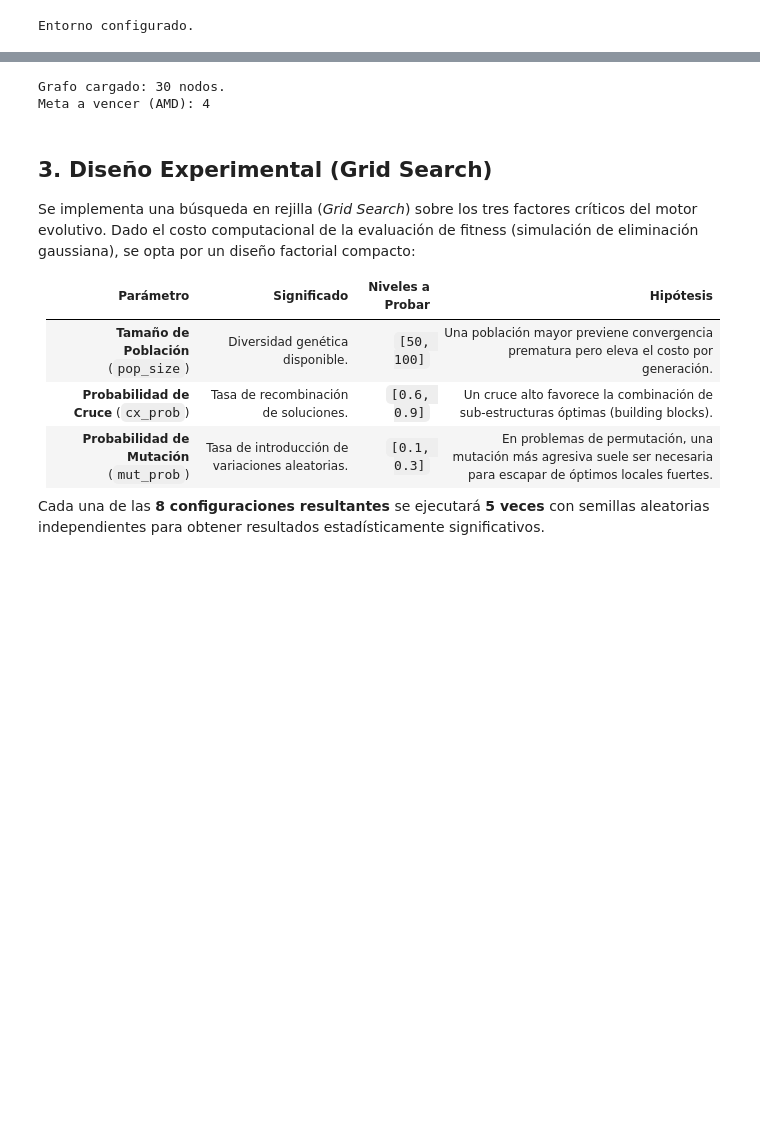
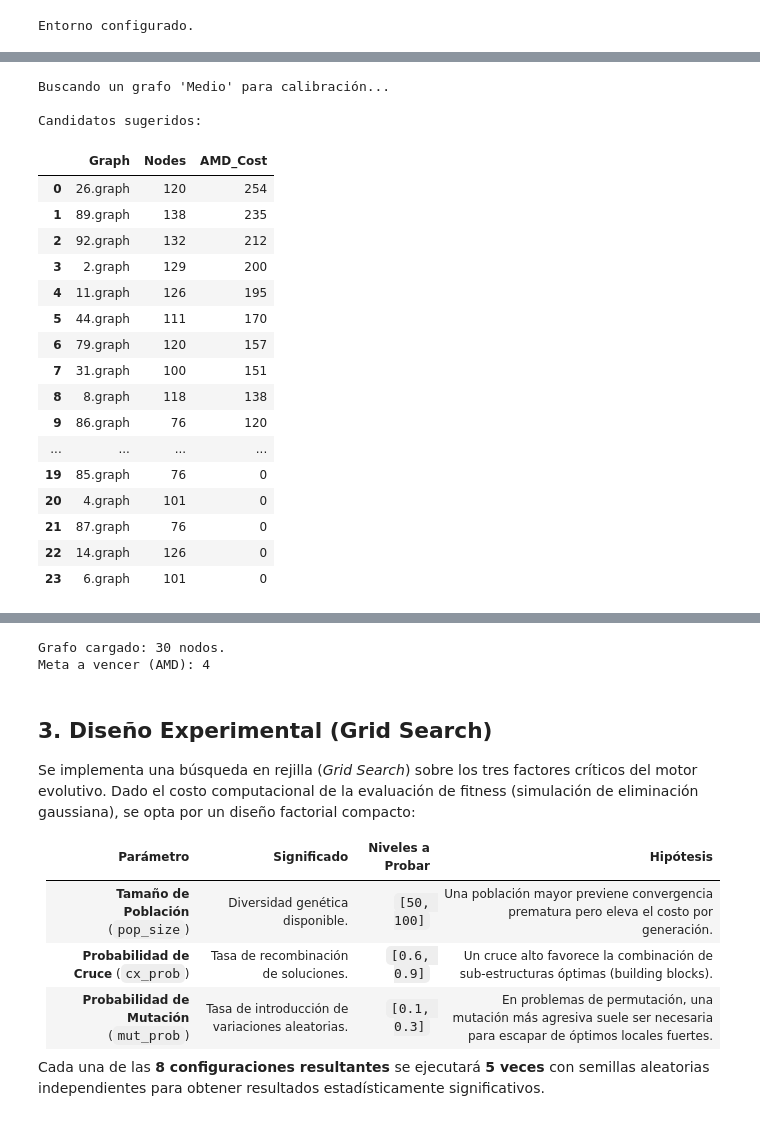
Before and after one commit to ColossalCoin/MinimumFill-in_EA, a Jupyter notebook: notebooks/02_Parameter_Tuning.ipynb, the cells around one changed output, grey strips where cells are left out. Drawn from its saved outputs; the diff is of its cells as text; code cells hidden in the pictures; blank space fills up the shorter version.

```diff
--- a/notebooks/02_Parameter_Tuning.ipynb
+++ b/notebooks/02_Parameter_Tuning.ipynb
@@ -30,0 +31,52 @@ Entorno configurado.
+# %%
+import os
+import pandas as pd
+from utils.graph_loader import load_pace_graph
+from utils.heuristics import greedy_minimum_degree
+
+DATA_DIR = "../data/raw/PACE2017B/"
+SELECTED_INSTANCES_PATH = "../data/processed/selected_instances.csv"
+
+records = []
+print("Buscando un grafo 'Medio' para calibración...")
+
+# Evitamos usar grafos seleccionados para el experimento
+selected_instances = pd.read_csv(SELECTED_INSTANCES_PATH, usecols=['Filename']).values.flatten().tolist()
+
+for f in sorted(os.listdir(DATA_DIR)):
+    if f.endswith('.graph') and f not in selected_instances:
+        path = os.path.join(DATA_DIR, f)
+        G = load_pace_graph(path)
+
+        if G:
+            n = G.number_of_nodes()
+            # Filtramos para no considerar grafos gigantes o diminutos
+            if 40 <= n <= 150:
+                _, cost = greedy_minimum_degree(G, compute_cost=True)
+                records.append({'Graph': f, 'Nodes': n, 'AMD_Cost': cost})
+
+df_candidates = pd.DataFrame(records).sort_values('AMD_Cost', ascending=False).reset_index(drop=True)
+
+print("\nCandidatos sugeridos:")
+display(df_candidates)
+# %% [output]
+Buscando un grafo 'Medio' para calibración...
+
+Candidatos sugeridos:
+|  | Graph | Nodes | AMD_Cost |
+| 0 | 26.graph | 120 | 254 |
+| 1 | 89.graph | 138 | 235 |
+| 2 | 92.graph | 132 | 212 |
+| 3 | 2.graph | 129 | 200 |
+| 4 | 11.graph | 126 | 195 |
+| 5 | 44.graph | 111 | 170 |
+| 6 | 79.graph | 120 | 157 |
+| 7 | 31.graph | 100 | 151 |
+| 8 | 8.graph | 118 | 138 |
+| 9 | 86.graph | 76 | 120 |
+| ... | ... | ... | ... |
+| 19 | 85.graph | 76 | 0 |
+| 20 | 4.graph | 101 | 0 |
+| 21 | 87.graph | 76 | 0 |
+| 22 | 14.graph | 126 | 0 |
+| 23 | 6.graph | 101 | 0 |
```
Also changed, not shown: parts of 3 cells of this notebook.
